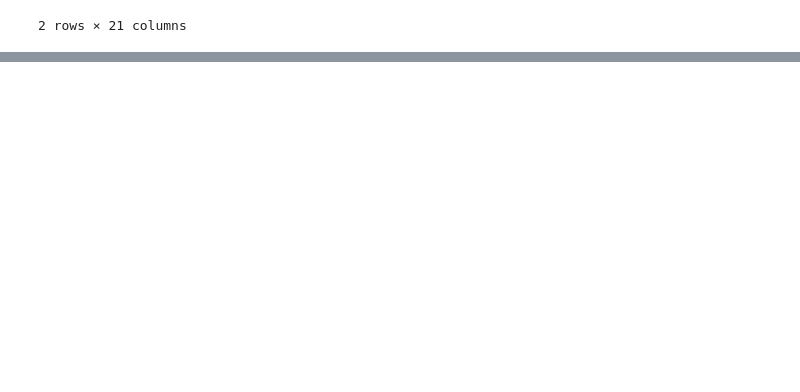
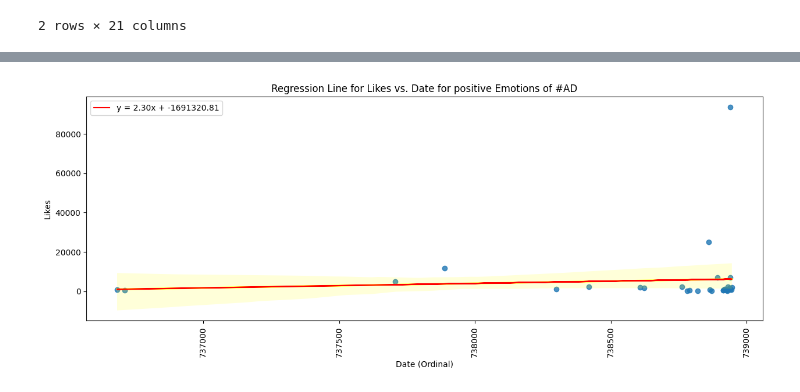
Before and after one commit to saeedshirani/Inastagram-data-analysis, a Jupyter notebook: 4.EDA/EDA.ipynb, the cells around one changed output, grey strips where cells are left out. Saved outputs shown, nothing was run; the diff lists cells and outputs as text; code cells hidden in the pictures; blank space fills up the shorter version.

```diff
--- a/4.EDA/EDA.ipynb
+++ b/4.EDA/EDA.ipynb
@@ -504,0 +545,37 @@ plt.show()
+# %%
+# certain_hashtag['owner_id'] = certain_hashtag['owner_id'].astype(int)
+certain_hashtag["likes"] = certain_hashtag['likes'].astype(int)
+certain_hashtag["comments"] = certain_hashtag['comments'].astype(int)
+certain_hashtag["created_at"] = certain_hashtag['created_at'].astype(float)
+certain_hashtag["followers"] = certain_hashtag['followers'].astype(int)
+certain_hashtag["following"] = certain_hashtag['following'].astype(int)
+certain_hashtag["emotion_score"] = certain_hashtag['emotion_score'].astype(float)
+certain_hashtag["engagement_rate(%)"] = certain_hashtag["engagement_rate(%)"].astype(float)
+# certain_hashtag["date"] = certain_hashtag["date"].dt.date
+# certain_hashtag['time'] = certain_hashtag["time"].dt.time
+certain_hashtag["date_ordinal"] = certain_hashtag["date_ordinal"].astype(int)
+# %%
+filtered_data = certain_hashtag.loc[
+    (non_locational_data["most_powerful_emotion"] == "pos")
+].copy()
+
+
+plt.figure(figsize=(15, 5))
+sns.regplot(data=filtered_data, x="date_ordinal", y="likes", line_kws={"color": "yellow"})
+plt.xticks(rotation=90)
+
+model = LinearRegression()
+model.fit(filtered_data[["date_ordinal"]], filtered_data["likes"])
+
+slope = model.coef_[0]
+intercept = model.intercept_
+
+plt.plot(filtered_data["date_ordinal"], model.predict(filtered_data[["date_ordinal"]]), color='red', label=f'y = {slope:.2f}x + {intercept:.2f}')
+
+plt.xlabel('Date (Ordinal)')
+plt.ylabel('Likes')
+plt.title('Regression Line for Likes vs. Date for positive Emotions of #AD')
+plt.legend()
+plt.show()
+# %% [output]
+[figure, added]
```
Also changed, not shown: parts of 13 cells of this notebook.
